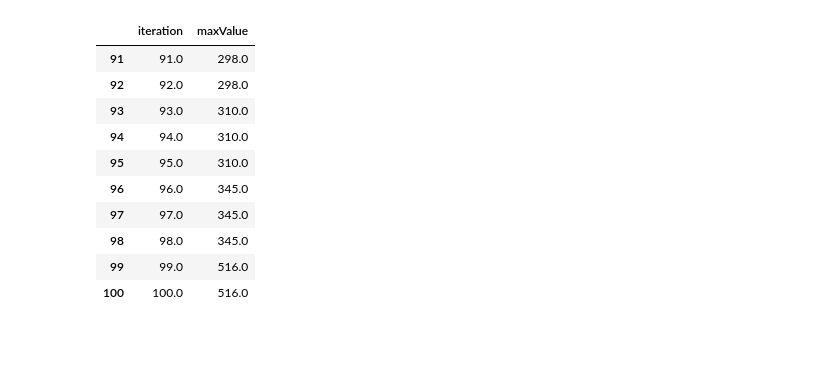
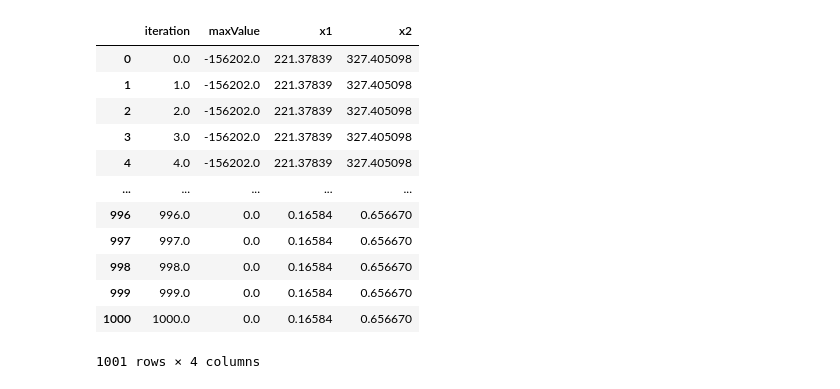
Before and after one commit to greg9702/go-emas, a Jupyter notebook: assets/SolutionPlot.ipynb, the cells around one changed output. Drawn from its saved outputs; the diff is of its cells as text; code cells hidden in the pictures; blank space fills up the shorter version.

```diff
--- a/assets/SolutionPlot.ipynb
+++ b/assets/SolutionPlot.ipynb
@@ -25,30 +29,42 @@ data.head(12)
 # %%
-maxSolution = pd.DataFrame(columns=["iteration", "maxValue"])
+bestSolution = pd.DataFrame(columns=["iteration", "maxValue"])
 
 iteration = 0
-maxVal = 0
+maxVal = -float('inf')
+x1 = None
+x2 = None
 for index, row in data.iterrows():
     if row["Label"] == "-":
-        maxSolution = maxSolution.append({"iteration": iteration,  "maxValue": maxVal}, ignore_index=True)
-        maxVal = 0
+        bestSolution = bestSolution.append({"iteration": iteration,
+                                            "maxValue": maxVal,
+                                            "x1": x1,
+                                            "x2": x2}, ignore_index=True)
+        maxVal = -float('inf')
         iteration += 1
     else:
-        if row["Solution"] > maxVal:
-            maxVal = row["Solution"]
+        if row["Fitness"] > maxVal:
+            maxVal = row["Fitness"]
+            x1 = row["x1"]
+            x2 = row["x2"]
+
+
+NO_OF_ITERATIONS = len(bestSolution)
-# %%
-maxSolution.tail(10)
-# %% [output]
-|  | iteration | maxValue |
-| 91 | 91.0 | 298.0 |
-| 92 | 92.0 | 298.0 |
-| 93 | 93.0 | 310.0 |
-| 94 | 94.0 | 310.0 |
-| 95 | 95.0 | 310.0 |
-| 96 | 96.0 | 345.0 |
-| 97 | 97.0 | 345.0 |
-| 98 | 98.0 | 345.0 |
-| 99 | 99.0 | 516.0 |
-| 100 | 100.0 | 516.0 |
+# %%
+bestSolution
+# %% [output]
+|  | iteration | maxValue | x1 | x2 |
+| 0 | 0.0 | -156202.0 | 221.37839 | 327.405098 |
+| 1 | 1.0 | -156202.0 | 221.37839 | 327.405098 |
+| 2 | 2.0 | -156202.0 | 221.37839 | 327.405098 |
+| 3 | 3.0 | -156202.0 | 221.37839 | 327.405098 |
+| 4 | 4.0 | -156202.0 | 221.37839 | 327.405098 |
+| ... | ... | ... | ... | ... |
+| 996 | 996.0 | 0.0 | 0.16584 | 0.656670 |
+| 997 | 997.0 | 0.0 | 0.16584 | 0.656670 |
+| 998 | 998.0 | 0.0 | 0.16584 | 0.656670 |
+| 999 | 999.0 | 0.0 | 0.16584 | 0.656670 |
+| 1000 | 1000.0 | 0.0 | 0.16584 | 0.656670 |
+1001 rows × 4 columns
 # %%
 plt.figure(figsize=(15,10))
 plt.xticks(fontsize=12)
```
Also changed, not shown: parts of 9 cells of this notebook, 6 other files.
